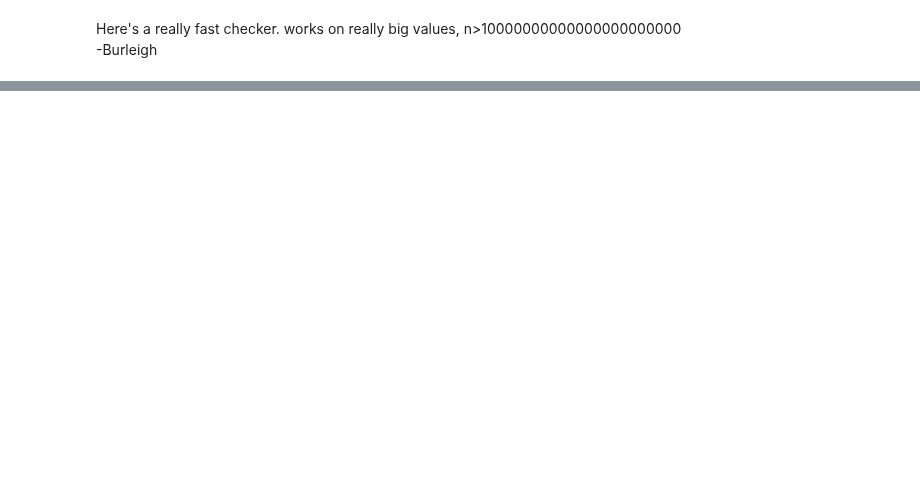
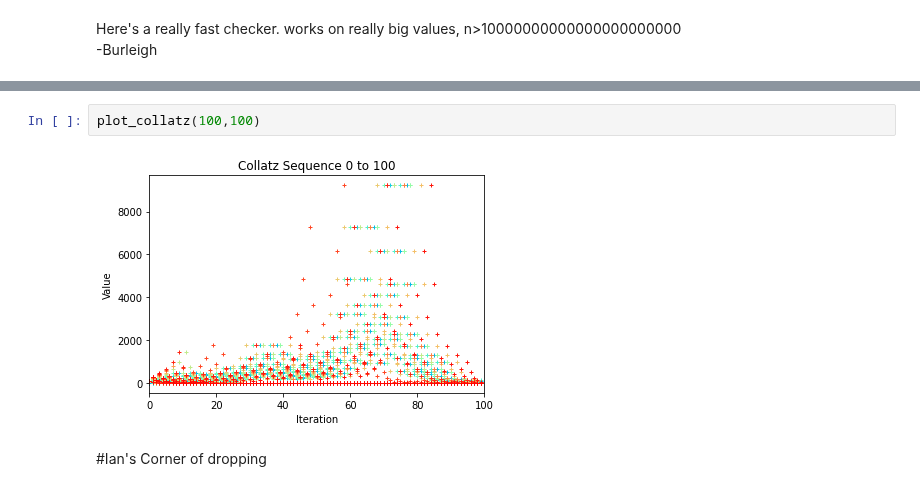
Before and after one commit to BurleighCharlton/Python-Mathematics, a Jupyter notebook: 3n+1_Exploration.ipynb, the cells around one changed output, grey strips where cells are left out. Drawn from its saved outputs; the diff is of its cells as text; blank space fills up the shorter version.

```diff
--- a/3n+1_Exploration.ipynb
+++ b/3n+1_Exploration.ipynb
@@ -241,0 +573,6 @@ Here are some comparisons on speed
+# %%
+plot_collatz(100,100)
+# %% [output]
+[figure, added]
+# %% [markdown]
+#Ian's Corner of dropping
```
Also changed, not shown: parts of 53 cells of this notebook.
